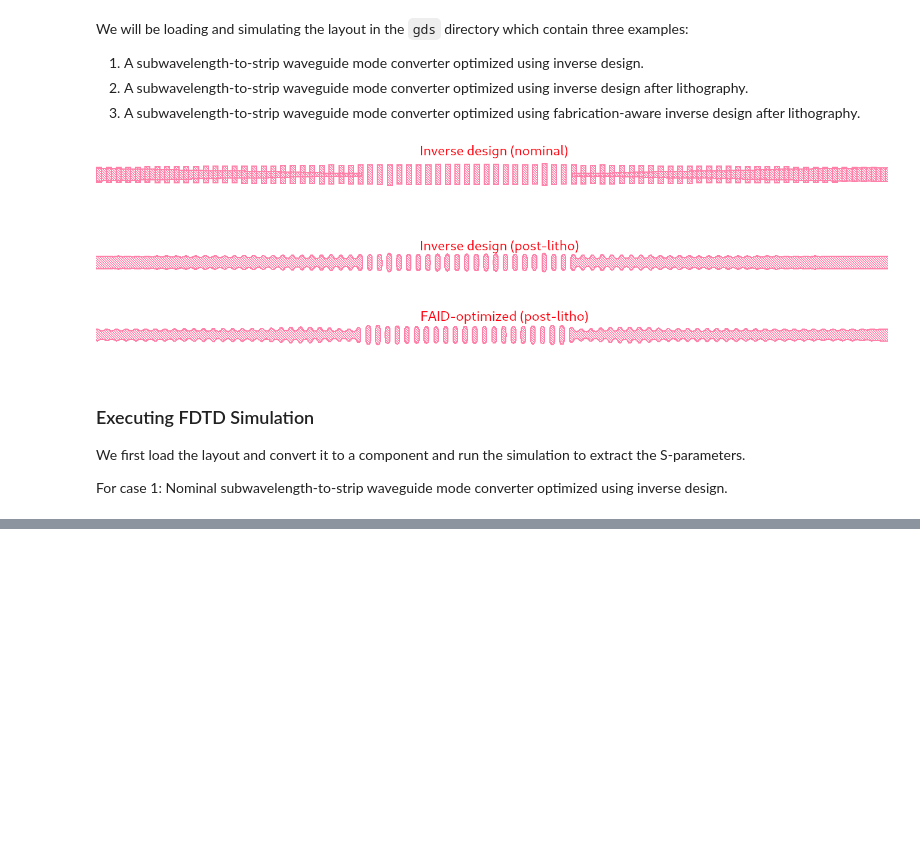
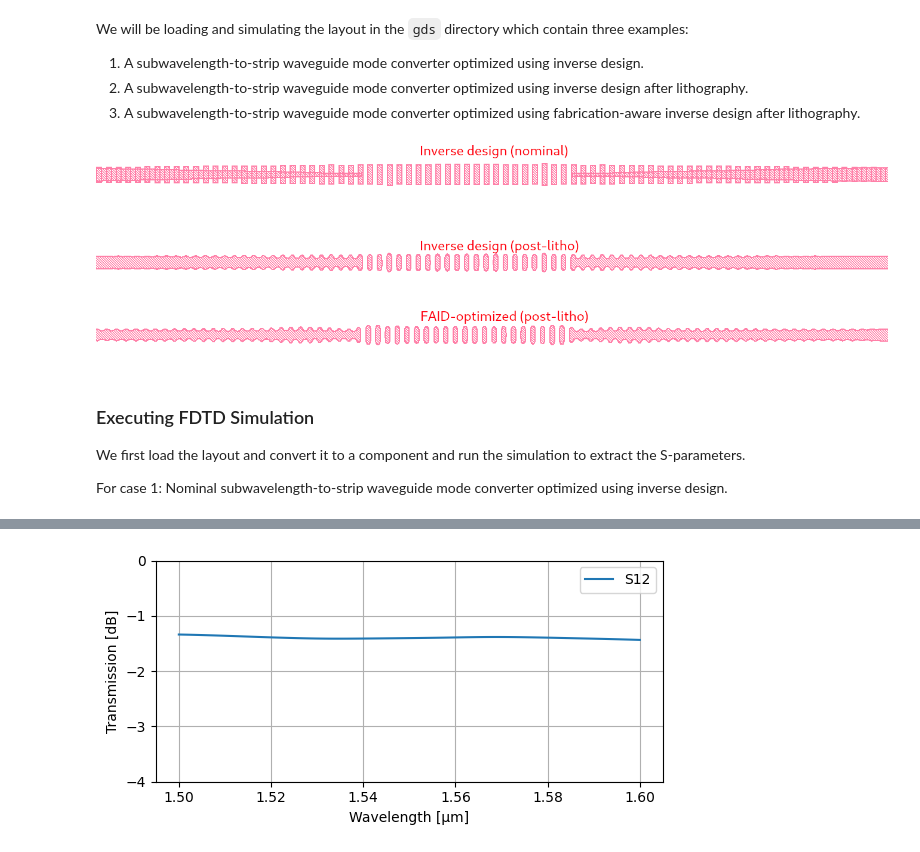
Before and after one commit to SiEPIC/gds_fdtd, a Jupyter notebook: examples/notebooks/faid/faid.ipynb, the cells around one changed output, grey strips where cells are left out. Cells and saved outputs as stored; diff of their text form; code cells hidden in the pictures; blank space fills up the shorter version.

Commit message:
faid notebook with results

```diff
--- a/examples/notebooks/faid/faid.ipynb
+++ b/examples/notebooks/faid/faid.ipynb
@@ -119,0 +178,41 @@ sparams_swg_nominal = make_sim_lum(
+# %%
+import lumapi
+
+layout = load_layout(fpath_swg_faid_litho)
+component = load_component_from_tech(ly=layout, tech=technology)
+
+fdtd = lumapi.FDTD()  # can also be mode/device
+
+to_lumerical(c=component, lum=fdtd)
+
+sparams_swg_faid_litho = make_sim_lum(
+    c=component,
+    lum=fdtd,
+    wavl_min=1.5,
+    wavl_max=1.6,
+    wavl_pts=101,
+    width_ports=3.0,
+    depth_ports=2.0,
+    symmetry=(0, 0, 0),
+    pol="TE",
+    num_modes=1,
+    boundary="pml",
+    mesh=3,
+    run_time_factor=50,
+    visualize=False
+)
+# %%
+
+plt.figure(figsize=(6, 3))
+
+plt.plot(1e6*np.array(sparams_swg_faid_litho["wavl"]), 10*np.log10(np.abs(sparams_swg_faid_litho["s1_2"])**2), label=f"S12")
+
+plt.ylabel("Transmission [dB]")
+plt.xlabel("Wavelength [μm]")
+plt.grid(True)
+plt.ylim(-4, 0)
+plt.legend(loc="best")
+plt.tight_layout()
+plt.show()
+# %% [output]
+[figure, added]
```
Also changed, not shown: parts of 7 cells of this notebook.
